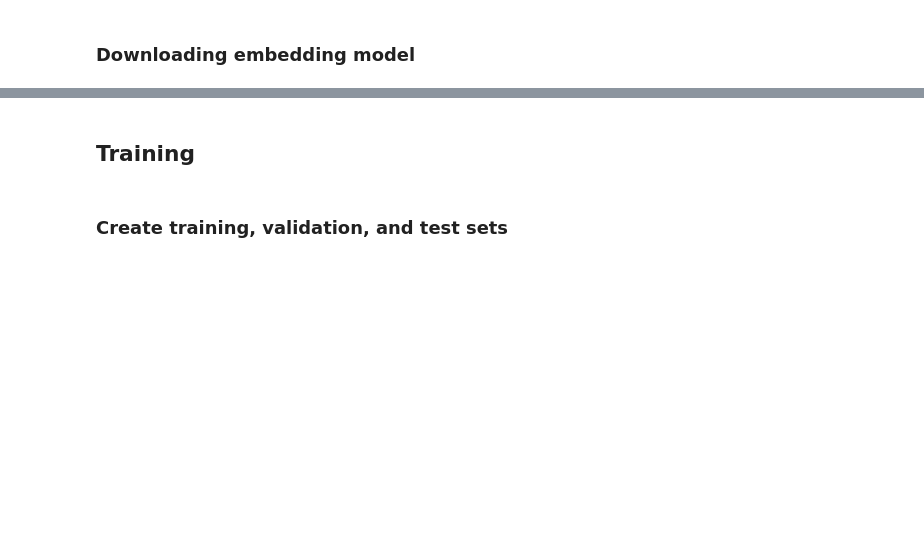
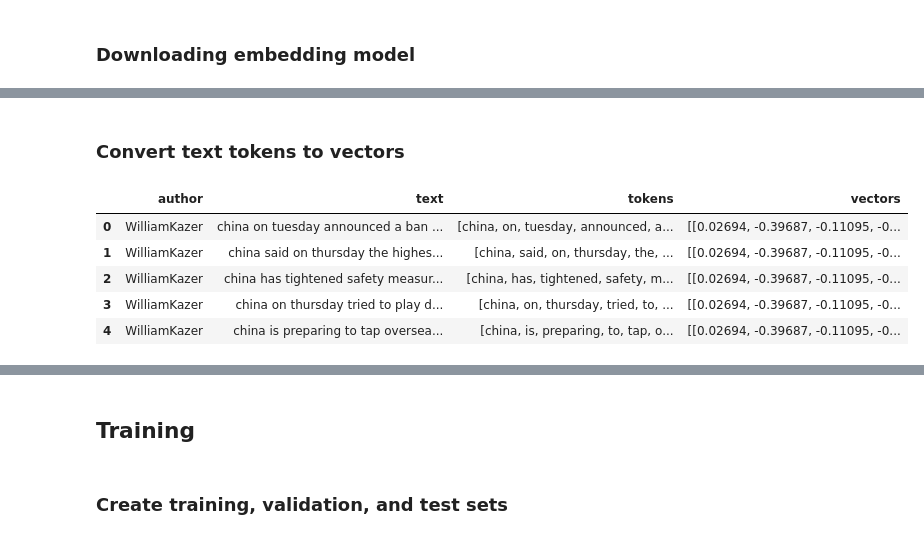
Before and after one commit to kjkhan/openauthor, a Jupyter notebook: open.ipynb, the cells around one changed output, grey strips where cells are left out. Drawn from its saved outputs; the diff is of its cells as text; code cells hidden in the pictures; blank space fills up the shorter version.

```diff
--- a/open.ipynb
+++ b/open.ipynb
@@ -122,5 +109,0 @@ vocab = most_common + list(punctuation) + ['--', "'s", "n't", '...', "'re", "'ve
-# %%
-# encode authors and labels
-author_to_int = {c: i for i, c in enumerate(authors, 1)}
-df["labels"] = [author_to_int[name] for name in df["author"].values]
-df.head()
@@ -138,6 +112,8 @@ df.head()
 # %%
 import gensim.downloader as api
 
-# https://github.com/RaRe-Technologies/gensim-data
+# https:/github.com/RaRe-Technologies/gensim-data
+# glove-twitter-25
+# word2vec-google-news-300
 info = api.info()
-model = api.load("word2vec-google-news-300")
+embed_model = api.load("glove-twitter-25")
@@ -151,0 +137,16 @@ model.most_similar("cat")
+# %% [markdown]
+### Convert text tokens to vectors
+# %%
+def word_to_vector(tokens):
+    return [embed_model.wv[word] if word in embed_model.vocab else np.zeros(25) \
+            for word in tokens]
+
+df["vectors"] = df["tokens"].apply(word_to_vector)
+df.head()
+# %% [output]
+|  | author | text | tokens | vectors |
+| 0 | WilliamKazer | china on tuesday announced a ban ... | [china, on, tuesday, announced, a... | [[0.02694, -0.39687, -0.11095, -0... |
+| 1 | WilliamKazer | china said on thursday the highes... | [china, said, on, thursday, the, ... | [[0.02694, -0.39687, -0.11095, -0... |
+| 2 | WilliamKazer | china has tightened safety measur... | [china, has, tightened, safety, m... | [[0.02694, -0.39687, -0.11095, -0... |
+| 3 | WilliamKazer | china on thursday tried to play d... | [china, on, thursday, tried, to, ... | [[0.02694, -0.39687, -0.11095, -0... |
+| 4 | WilliamKazer | china is preparing to tap oversea... | [china, is, preparing, to, tap, o... | [[0.02694, -0.39687, -0.11095, -0... |
```
Also changed, not shown: parts of 24 cells of this notebook.
